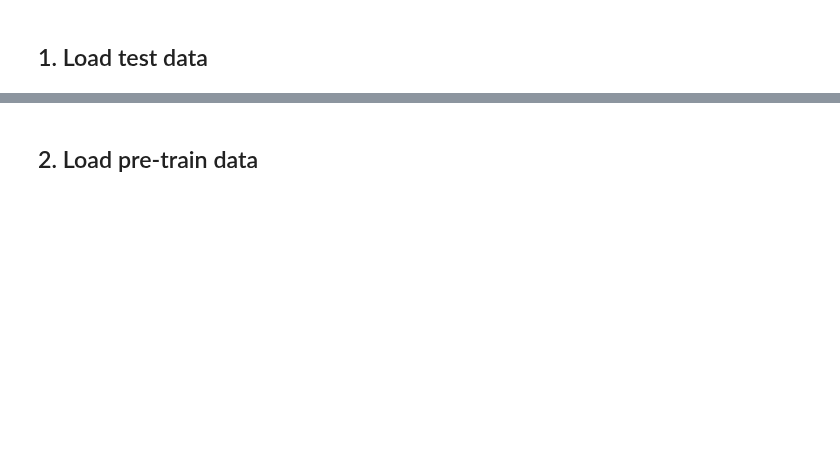
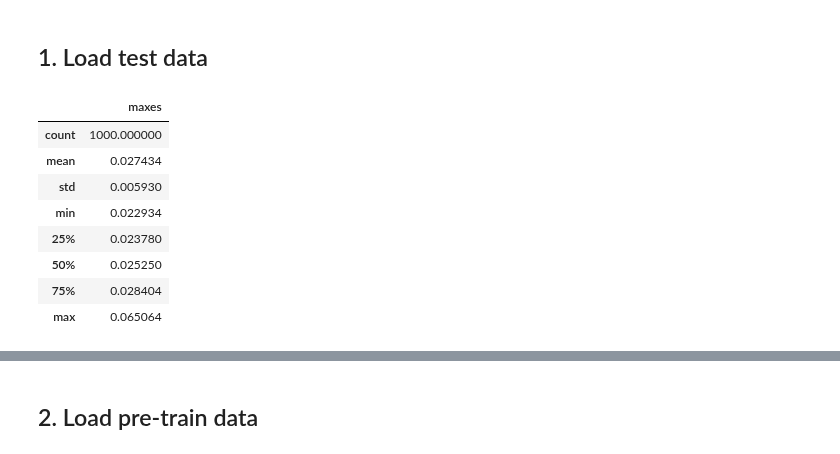
Before and after one commit to ewhalen12/gcnSurrogate, a Jupyter notebook: transferLearningTests.ipynb, the cells around one changed output, grey strips where cells are left out. Saved outputs shown, nothing was run; the diff lists cells and outputs as text; code cells hidden in the pictures; blank space fills up the shorter version.

```diff
--- a/transferLearningTests.ipynb
+++ b/transferLearningTests.ipynb
@@ -19,17 +17,31 @@ IndentationError: expected an indented block (altTrussViz.py, line 45)
 # %% [markdown]
 ## 1. Load test data
 # %%
-dataDir = "data/2D_Truss_v1.3/conmech/"
-testDir = os.path.join(dataDir, 'design_9_N_1000/')
-allGraphsUnfiltered = loadConmechGraphs(testDir)
+# dataDir = "data/2D_Truss_v1.3/conmech/"
+# testDir = os.path.join(dataDir, 'design_7_N_1000/')
+# allGraphsUnfiltered = loadConmechGraphs(testDir)
 
 # dataDir = "data/endLoadsv1.0/conmech/"
 # testDir = os.path.join(dataDir, 'design_7_N_1000/')
 # allGraphsUnfiltered = loadConmechGraphs(testDir)
 
+dataDir = "data/tower1.0/conmech/"
+testDir = os.path.join(dataDir, 'design_5_N_1000/')
+allGraphsUnfiltered = loadConmechGraphs(testDir, loadDims=[0])
+
 maxes = [max(np.abs(graph.y.numpy().flatten())) for graph in allGraphsUnfiltered]
 source = pd.DataFrame(maxes, columns=['maxes'])
 source.describe()
+# %% [output]
+|  | maxes |
+| count | 1000.000000 |
+| mean | 0.027434 |
+| std | 0.005930 |
+| min | 0.022934 |
+| 25% | 0.023780 |
+| 50% | 0.025250 |
+| 75% | 0.028404 |
+| max | 0.065064 |
 # %%
 testData = filterbyDisp(allGraphsUnfiltered, 0.9)
 maxes = [max(np.abs(graph.y.numpy().flatten())) for graph in testData]
```
Also changed, not shown: parts of 10 cells of this notebook, 16 other files.
